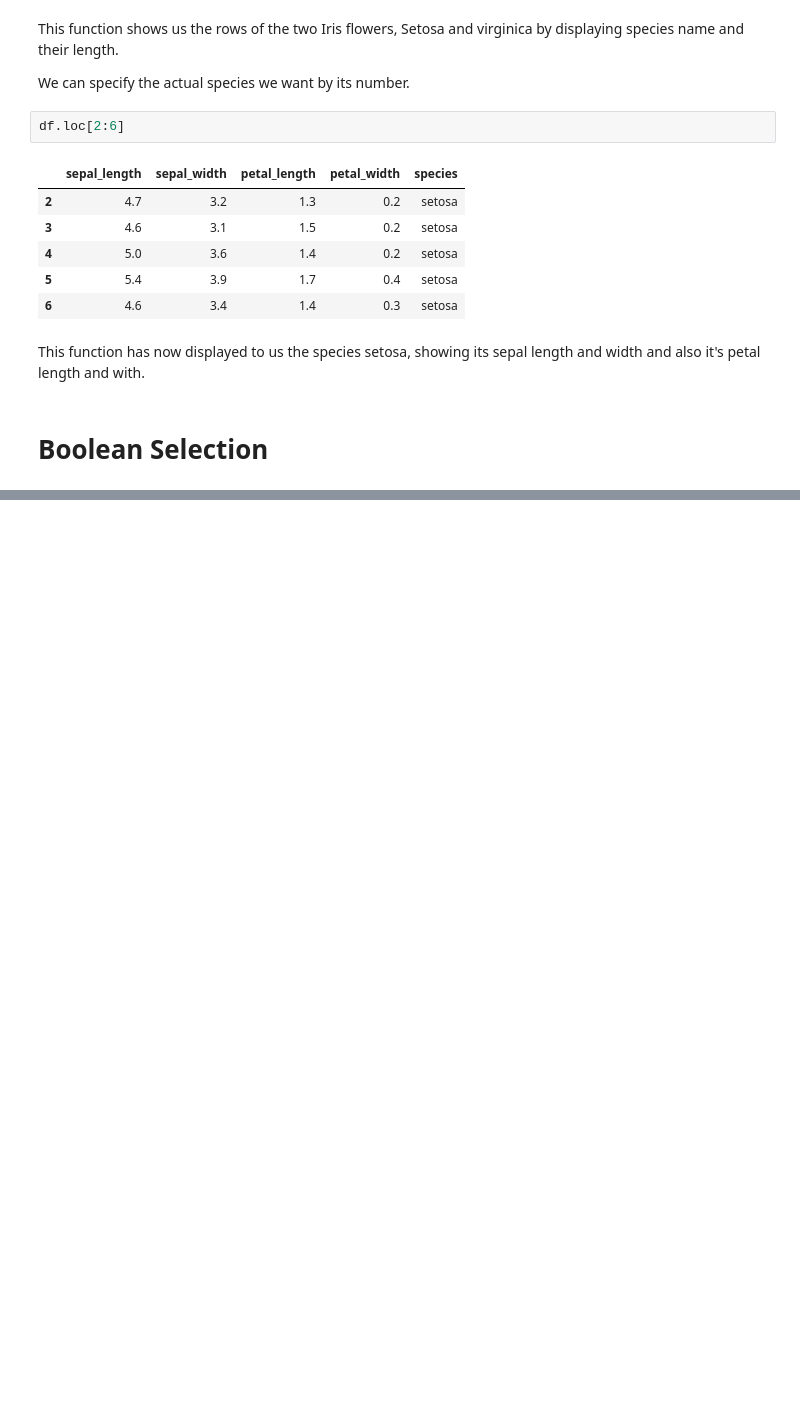
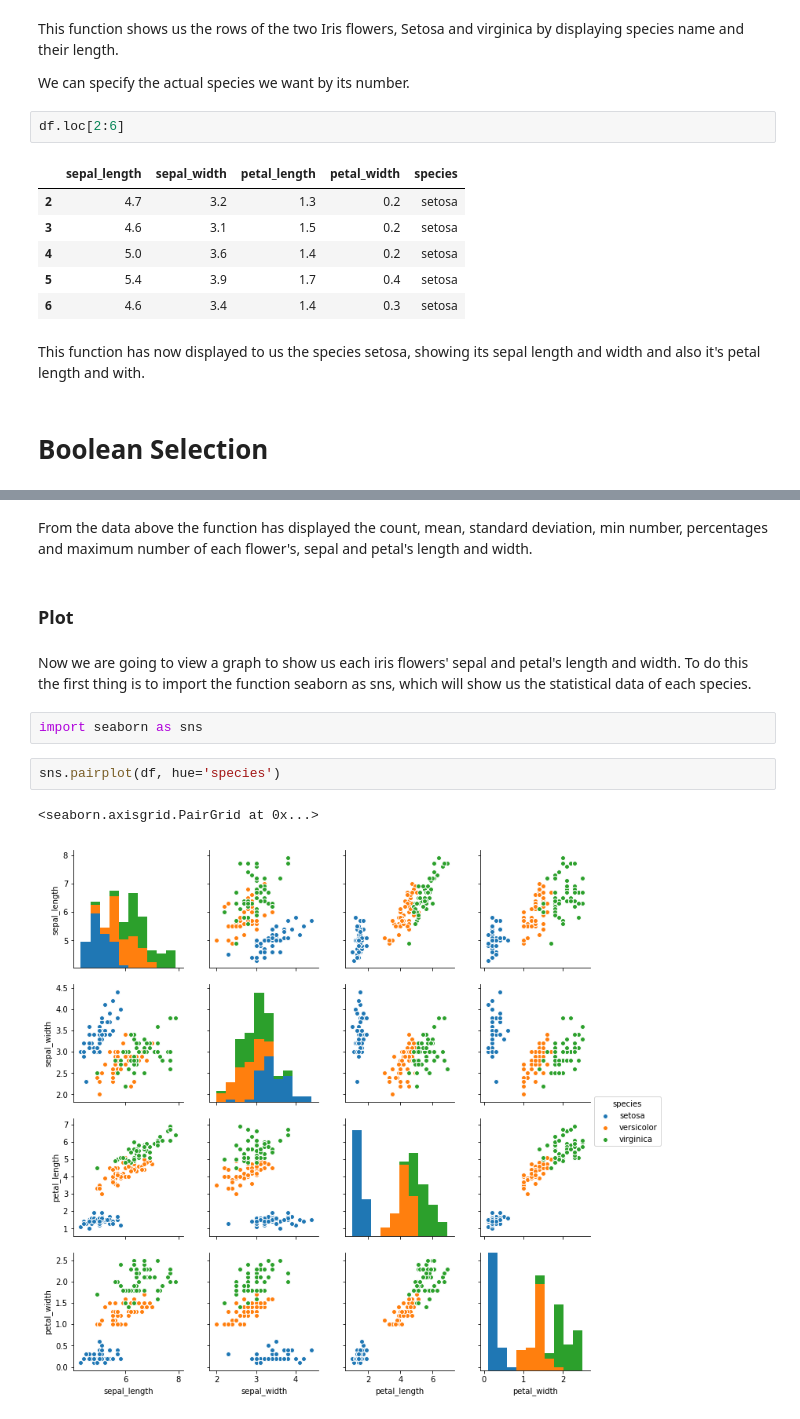
Before and after one commit to LauraOgba/Emerging-Technology, a Jupyter notebook: Iris-Dataset.ipynb, the cells around one changed output, grey strips where cells are left out. Saved outputs shown, nothing was run; the diff lists cells and outputs as text; blank space fills up the shorter version.

```diff
--- a/Iris-Dataset.ipynb
+++ b/Iris-Dataset.ipynb
@@ -92,0 +166,13 @@ Boolean selection is the selection of subset of a series of dataframe, based on
+# %% [markdown]
+From the data above the function has displayed the count, mean, standard deviation, min number, percentages and maximum number of each flower's, sepal and petal's length and width.
+# %% [markdown]
+### Plot
+# %% [markdown]
+Now we are going to view a graph to show us each iris flowers' sepal and petal's length and width. To do this the first thing is to import the function seaborn as sns, which will show us the statistical data of each species.
+# %%
+import seaborn as sns
+# %%
+sns.pairplot(df, hue='species')
+# %% [output]
+<seaborn.axisgrid.PairGrid at 0x...>
+[figure, added]
```
Also changed, not shown: parts of 31 cells of this notebook.
